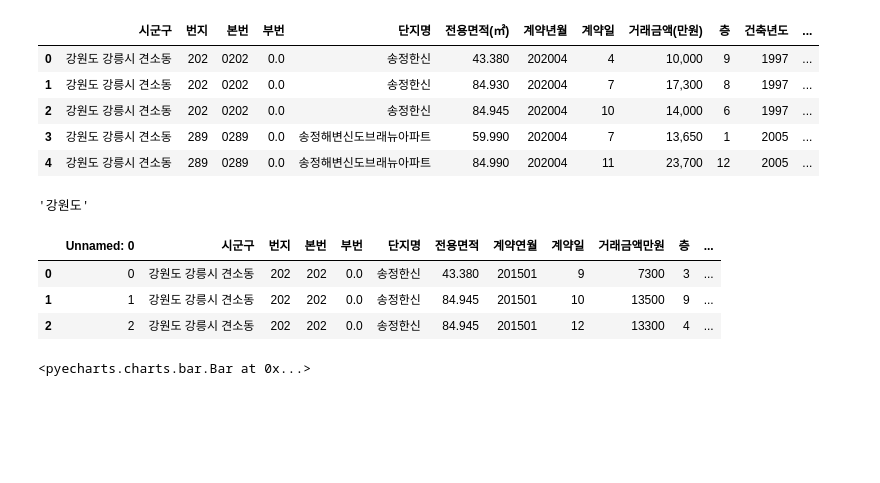
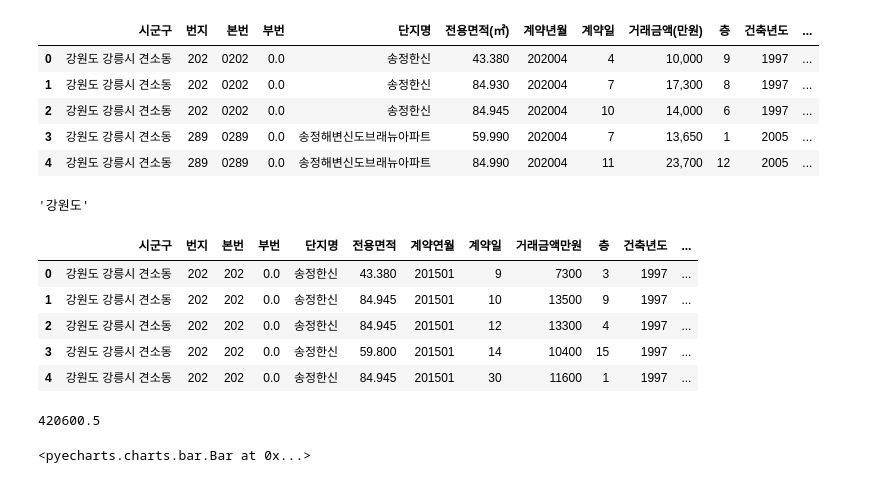
Before and after one commit to king-rabbit/housing_price_analysis, a Jupyter notebook: analysis.ipynb, the cells around one changed output. Saved outputs shown, nothing was run; the diff lists cells and outputs as text; code cells hidden in the pictures; blank space fills up the shorter version.

```diff
--- a/analysis.ipynb
+++ b/analysis.ipynb
@@ -94,6 +94,4 @@ del df['Unnamed: 0']
 import datetime
 df['계약연월_re'] = [datetime.datetime.strptime(str(date), '%Y%m') for date in df['계약연월']]
 # %%
-df.to_csv('아파트매매_2015to2021.csv')
+df = pd.read_csv('../data/아파트매매_2015to2021.csv')
-# %%
-df = pd.read_csv('아파트매매_2015to2021.csv')
@@ -100,7 +100,9 @@ df = pd.read_csv('아파트매매_2015to2021.csv')
 # %%
-df.head(3)
+df.head(5)
 # %% [output]
-|  | Unnamed: 0 | 시군구 | 번지 | 본번 | 부번 | 단지명 | 전용면적 | 계약연월 | 계약일 | 거래금액만원 | 층 | ... |
-| 0 | 0 | 강원도 강릉시 견소동 | 202 | 202 | 0.0 | 송정한신 | 43.380 | 201501 | 9 | 7300 | 3 | ... |
-| 1 | 1 | 강원도 강릉시 견소동 | 202 | 202 | 0.0 | 송정한신 | 84.945 | 201501 | 10 | 13500 | 9 | ... |
-| 2 | 2 | 강원도 강릉시 견소동 | 202 | 202 | 0.0 | 송정한신 | 84.945 | 201501 | 12 | 13300 | 4 | ... |
+|  | 시군구 | 번지 | 본번 | 부번 | 단지명 | 전용면적 | 계약연월 | 계약일 | 거래금액만원 | 층 | 건축년도 | ... |
+| 0 | 강원도 강릉시 견소동 | 202 | 202 | 0.0 | 송정한신 | 43.380 | 201501 | 9 | 7300 | 3 | 1997 | ... |
+| 1 | 강원도 강릉시 견소동 | 202 | 202 | 0.0 | 송정한신 | 84.945 | 201501 | 10 | 13500 | 9 | 1997 | ... |
+| 2 | 강원도 강릉시 견소동 | 202 | 202 | 0.0 | 송정한신 | 84.945 | 201501 | 12 | 13300 | 4 | 1997 | ... |
+| 3 | 강원도 강릉시 견소동 | 202 | 202 | 0.0 | 송정한신 | 59.800 | 201501 | 14 | 10400 | 15 | 1997 | ... |
+| 4 | 강원도 강릉시 견소동 | 202 | 202 | 0.0 | 송정한신 | 84.945 | 201501 | 30 | 11600 | 1 | 1997 | ... |
@@ -106,0 +121,4 @@ df.head(3)
+# %%
+len(df_2020)/2
+# %% [output]
+420600.5
```
Also changed, not shown: parts of 31 cells of this notebook, 9 other files.
